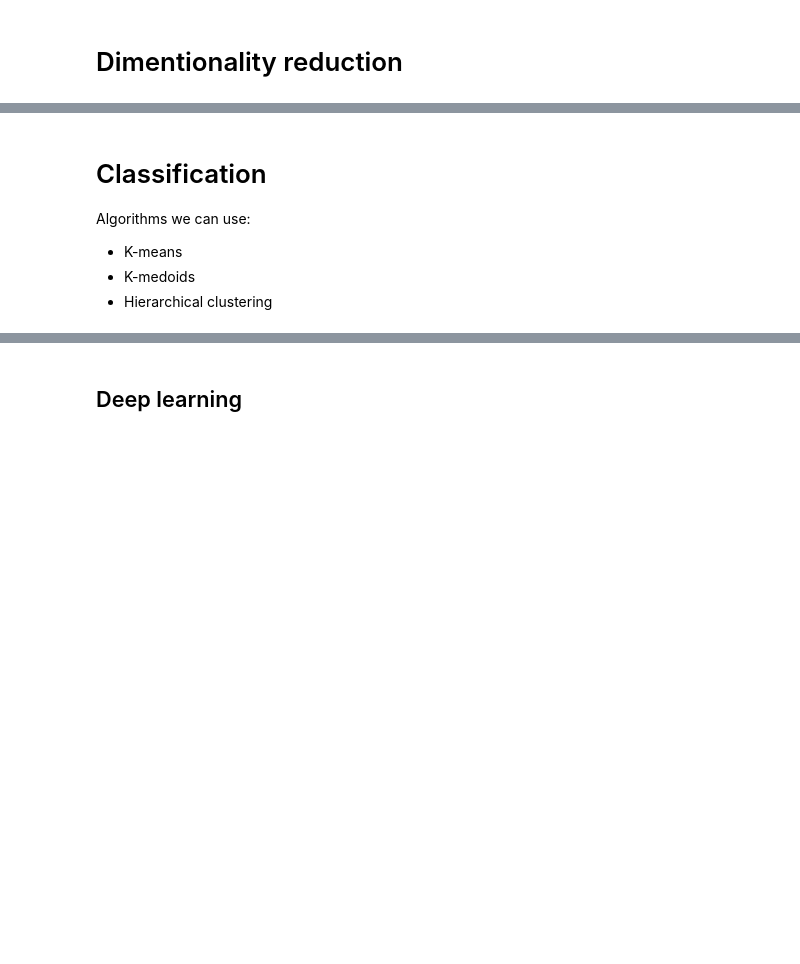
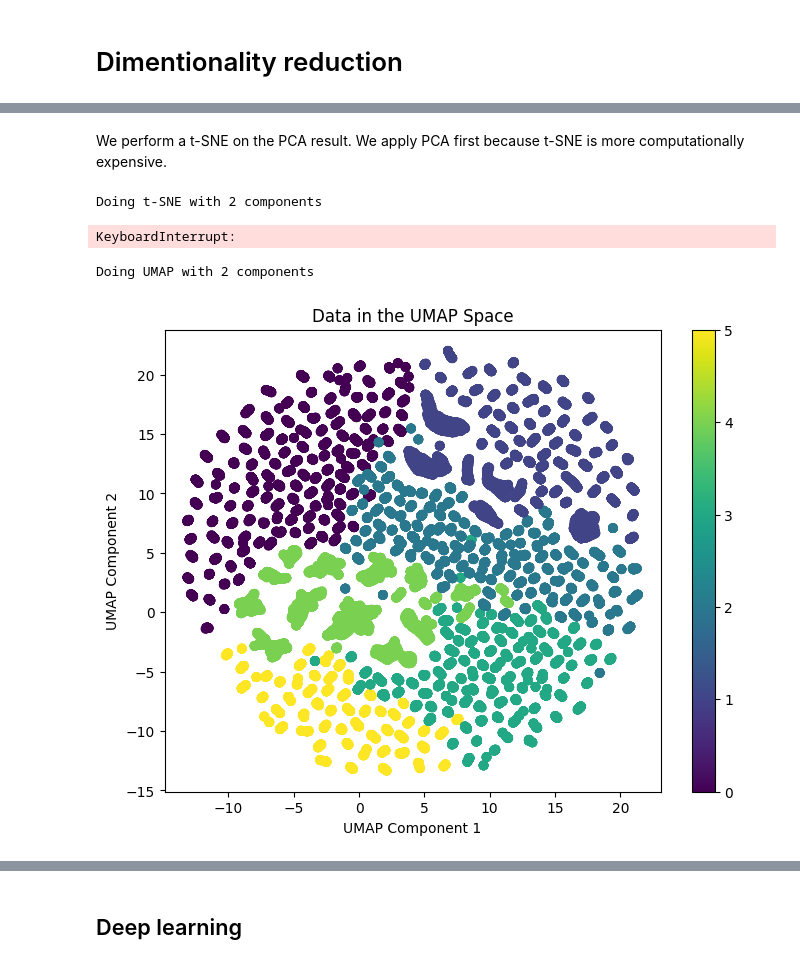
Before and after one commit to Frollamma/progetto-piccialli, a Jupyter notebook: main.ipynb, the cells around one changed output, grey strips where cells are left out. Cells and saved outputs as stored; diff of their text form; code cells hidden in the pictures; blank space fills up the shorter version.

```diff
--- a/main.ipynb
+++ b/main.ipynb
@@ -632,7 +653,52 @@ Total explained variance ratio: 0.7109110277602795
-# %% [markdown]
-# Classification
-
-Algorithms we can use:
-- K-means
-- K-medoids
-- Hierarchical clustering
+# %% [markdown]
+We perform a t-SNE on the PCA result. We apply PCA first because t-SNE is more computationally expensive.
+# %%
+# Apply t-SNE
+from sklearn.manifold import TSNE
+
+# Set the number of components
+n_components = 2
+
+# Create an instance of TSNE with the desired number of components
+print(f"Doing t-SNE with {n_components} components")
+tsne = TSNE(n_components=n_components)
+
+# Fit the t-SNE model to your data
+X_tsne = tsne.fit_transform(X_pca)
+
+# Plot the data in the t-SNE space
+plt.figure(figsize=(8, 6))
+plt.scatter(X_tsne[:, 0], X_tsne[:, 1], c=y, cmap='viridis')
+plt.xlabel('t-SNE Component 1')
+plt.ylabel('t-SNE Component 2')
+plt.title('Data in the t-SNE Space')
+plt.colorbar()
+plt.show()
+# %% [output]
+Doing t-SNE with 2 components
+KeyboardInterrupt:
+# %%
+# Apply UMAP
+import umap
+
+# Set the number of components
+n_components = 2
+
+# Create an instance of UMAP with the desired number of components
+print(f"Doing UMAP with {n_components} components")
+
+# Fit the UMAP model to your data
+umap_model = umap.UMAP(n_components=n_components)
+X_umap = umap_model.fit_transform(X_pca)
+
+# Plot the data in the UMAP space
+plt.figure(figsize=(8, 6))
+plt.scatter(X_umap[:, 0], X_umap[:, 1], c=y, cmap='viridis')
+plt.xlabel('UMAP Component 1')
+plt.ylabel('UMAP Component 2')
+plt.title('Data in the UMAP Space')
+plt.colorbar()
+plt.show()
+# %% [output]
+Doing UMAP with 2 components
+[figure, added]
```
Also changed, not shown: parts of 23 cells of this notebook, 2 other files.
